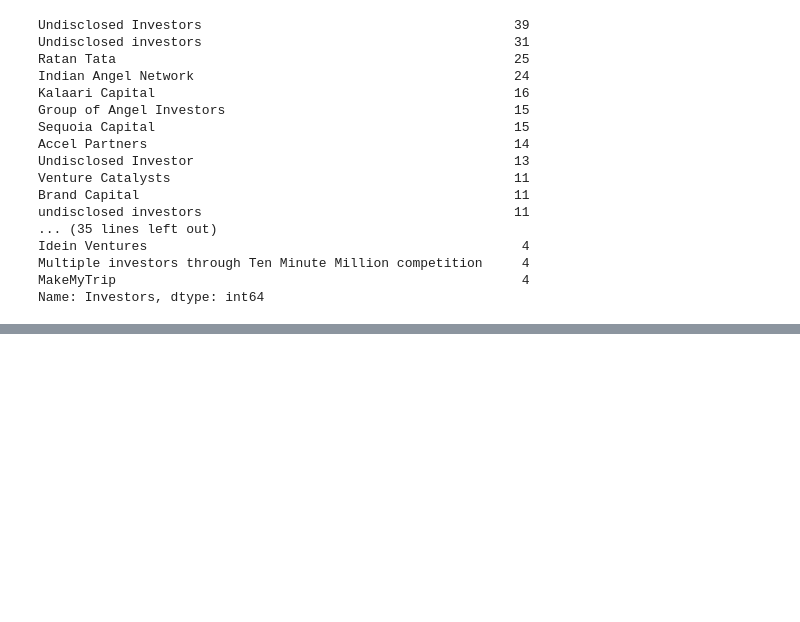
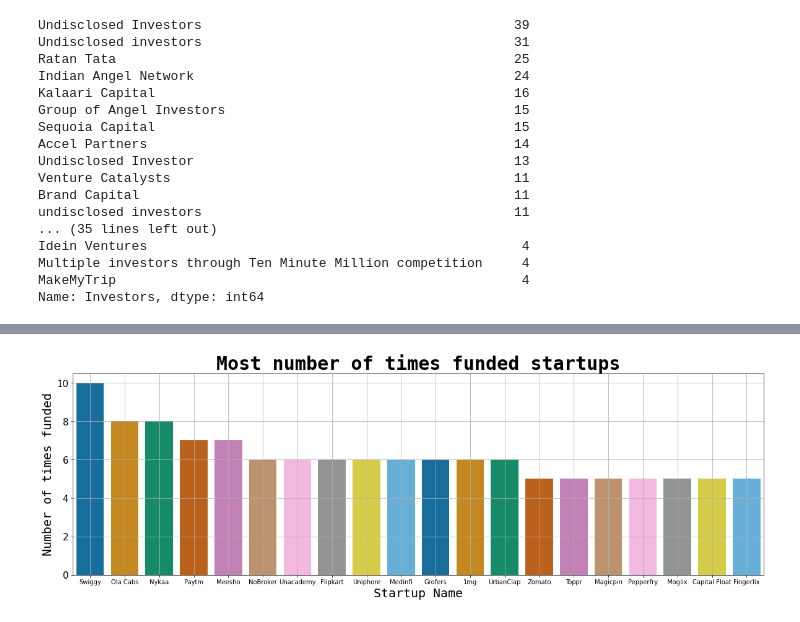
Before and after one commit to Prasaanth-Vallabhan/Probability-Project, a Jupyter notebook: dataAnalysis.ipynb, the cells around one changed output, grey strips where cells are left out. Drawn from its saved outputs; the diff is of its cells as text; code cells hidden in the pictures; blank space fills up the shorter version.

```diff
--- a/dataAnalysis.ipynb
+++ b/dataAnalysis.ipynb
@@ -174,0 +214,13 @@ Name: Investors, dtype: int64
+# %%
+most_funded = startup_data['Startup Name'].value_counts().head(20)
+plt.figure(figsize = (20, 6))
+sns.barplot(most_funded.index, most_funded.values, palette = 'colorblind')
+plt.title('Most number of times funded startups', fontdict = {'fontname' : 'Monospace', 'fontsize' : 30, 'fontweight' : 'bold'})
+plt.xlabel('Startup Name', fontdict = {'fontname' : 'Monospace', 'fontsize' : 20})
+plt.ylabel('Number of times funded', fontdict = {'fontname' : 'Monospace', 'fontsize' : 20})
+plt.tick_params(axis = 'x', labelsize = 10)
+plt.tick_params(axis = 'y', labelsize = 15)
+plt.grid()
+plt.show()
+# %% [output]
+[figure, added]
```
Also changed, not shown: parts of 8 cells of this notebook.
